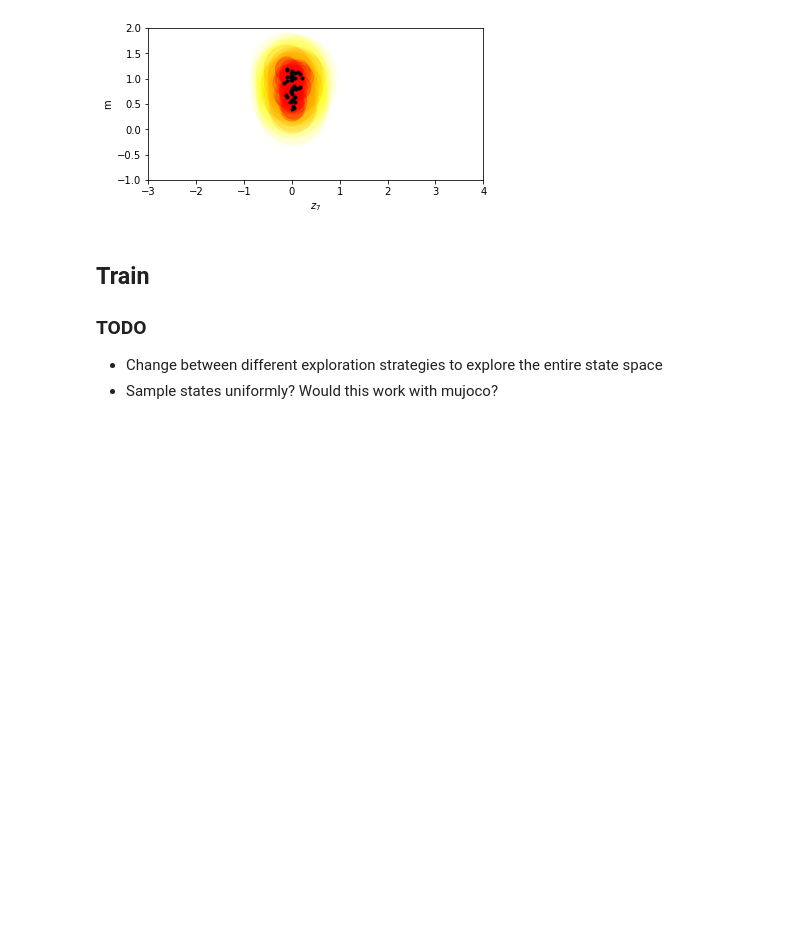
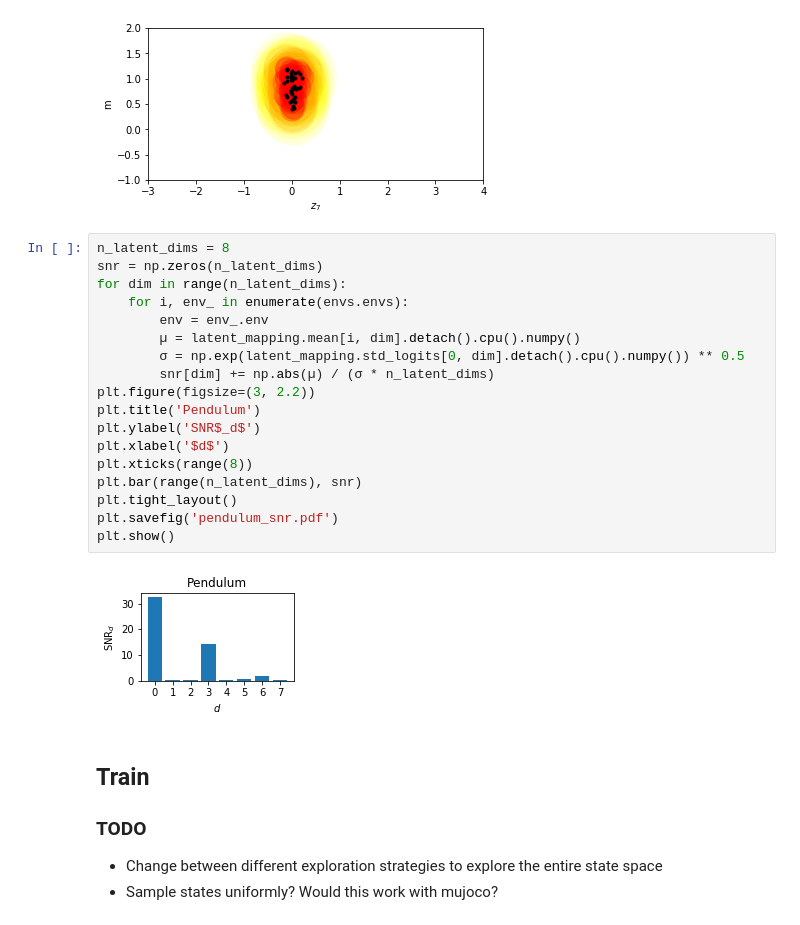
Before and after one commit to isacarnekvist/rl-project, a Jupyter notebook: stitching/train.ipynb, the cells around one changed output. Cells and saved outputs as stored; diff of their text form; blank space fills up the shorter version.

Commit message:
plot signal-to-noise

```diff
--- a/stitching/train.ipynb
+++ b/stitching/train.ipynb
@@ -337,6 +337,26 @@ for dim in range(8):
 [figure]
 [figure]
 [figure]
+# %%
+n_latent_dims = 8
+snr = np.zeros(n_latent_dims)
+for dim in range(n_latent_dims):
+    for i, env_ in enumerate(envs.envs):
+        env = env_.env
+        µ = latent_mapping.mean[i, dim].detach().cpu().numpy()
+        σ = np.exp(latent_mapping.std_logits[0, dim].detach().cpu().numpy()) ** 0.5
+        snr[dim] += np.abs(µ) / (σ * n_latent_dims)
+plt.figure(figsize=(3, 2.2))
+plt.title('Pendulum')
+plt.ylabel('SNR$_d$')
+plt.xlabel('$d$')
+plt.xticks(range(8))
+plt.bar(range(n_latent_dims), snr)
+plt.tight_layout()
+plt.savefig('pendulum_snr.pdf')
+plt.show()
+# %% [output]
+[figure, added]
 # %% [markdown]
 ## Train
 ### TODO
```
